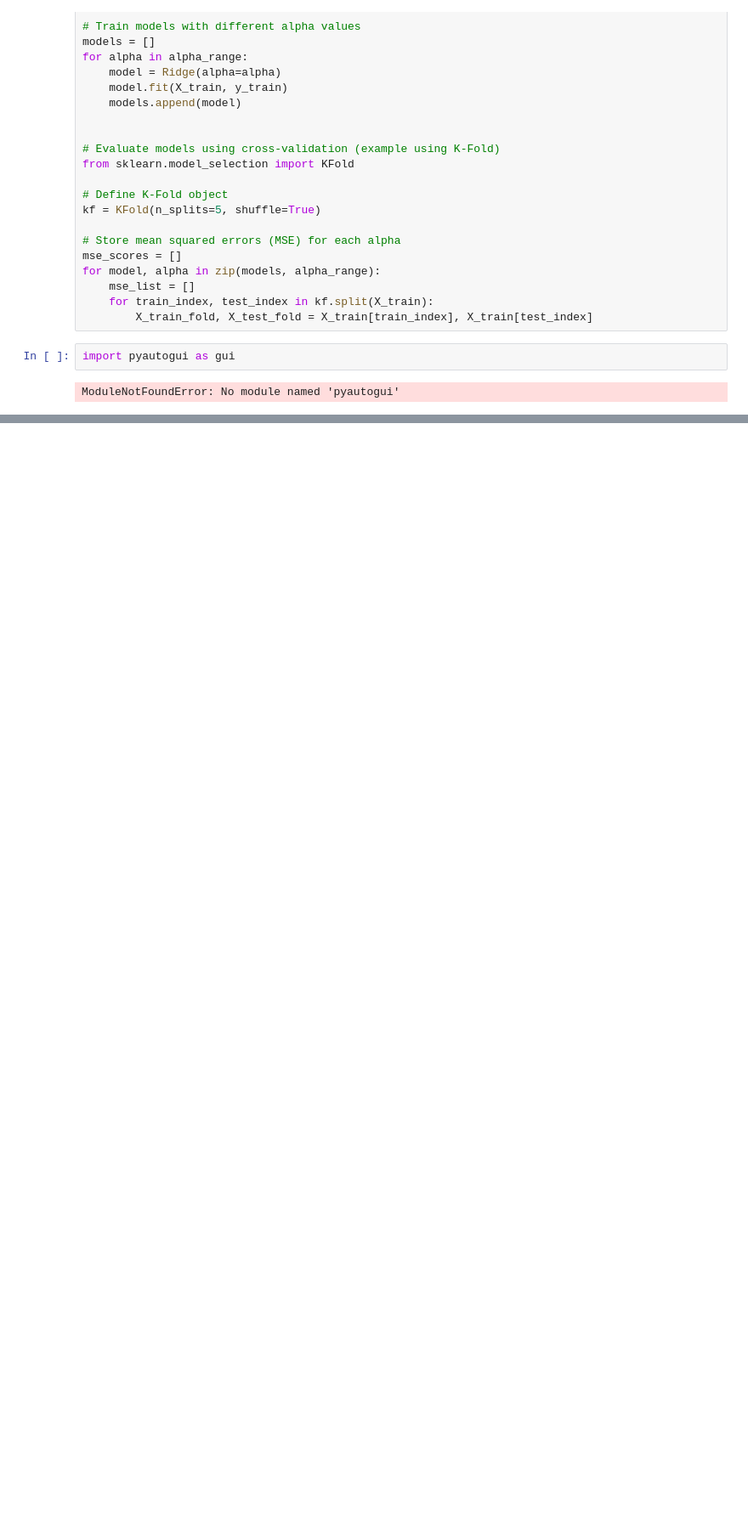
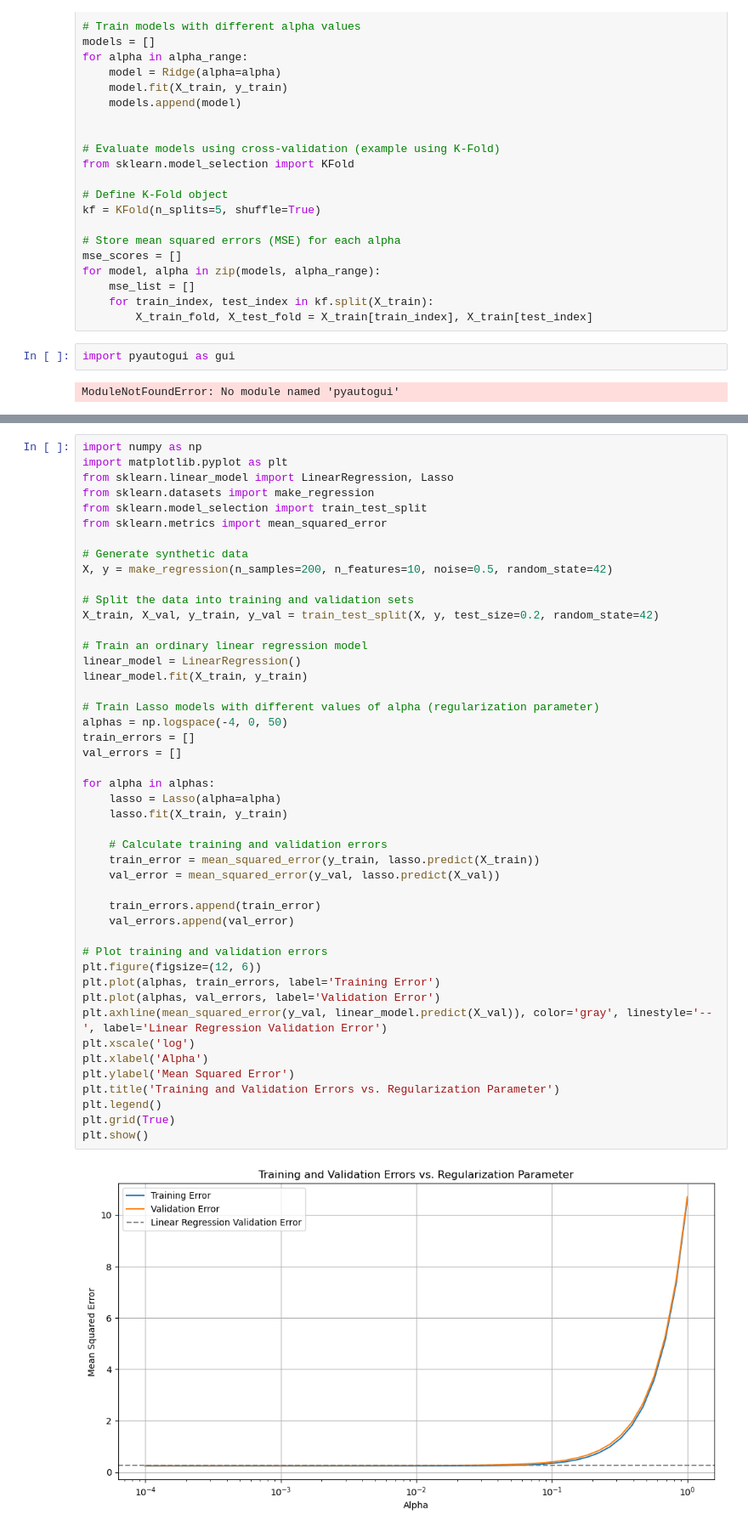
Before and after one commit to Harsimranjit2004/Machine-Learning, a Jupyter notebook: plot.ipynb, the cells around one changed output, grey strips where cells are left out. Shown at 85% size. Saved outputs shown, nothing was run; the diff lists cells and outputs as text; blank space fills up the shorter version.

```diff
--- a/plot.ipynb
+++ b/plot.ipynb
@@ -760,0 +834,48 @@ plt.savefig("l2-norm-reg.png")
+# %%
+import numpy as np
+import matplotlib.pyplot as plt
+from sklearn.linear_model import LinearRegression, Lasso
+from sklearn.datasets import make_regression
+from sklearn.model_selection import train_test_split
+from sklearn.metrics import mean_squared_error
+
+# Generate synthetic data
+X, y = make_regression(n_samples=200, n_features=10, noise=0.5, random_state=42)
+
+# Split the data into training and validation sets
+X_train, X_val, y_train, y_val = train_test_split(X, y, test_size=0.2, random_state=42)
+
+# Train an ordinary linear regression model
+linear_model = LinearRegression()
+linear_model.fit(X_train, y_train)
+
+# Train Lasso models with different values of alpha (regularization parameter)
+alphas = np.logspace(-4, 0, 50)
+train_errors = []
+val_errors = []
+
+for alpha in alphas:
+    lasso = Lasso(alpha=alpha)
+    lasso.fit(X_train, y_train)
+
+    # Calculate training and validation errors
+    train_error = mean_squared_error(y_train, lasso.predict(X_train))
+    val_error = mean_squared_error(y_val, lasso.predict(X_val))
+
+    train_errors.append(train_error)
+    val_errors.append(val_error)
+
+# Plot training and validation errors
+plt.figure(figsize=(12, 6))
+plt.plot(alphas, train_errors, label='Training Error')
+plt.plot(alphas, val_errors, label='Validation Error')
+plt.axhline(mean_squared_error(y_val, linear_model.predict(X_val)), color='gray', linestyle='--', label='Linear Regression Validation Error')
+plt.xscale('log')
+plt.xlabel('Alpha')
+plt.ylabel('Mean Squared Error')
+plt.title('Training and Validation Errors vs. Regularization Parameter')
+plt.legend()
+plt.grid(True)
+plt.show()
+# %% [output]
+[figure, added]
```
Also changed, not shown: parts of 11 cells of this notebook, 1 other file.
